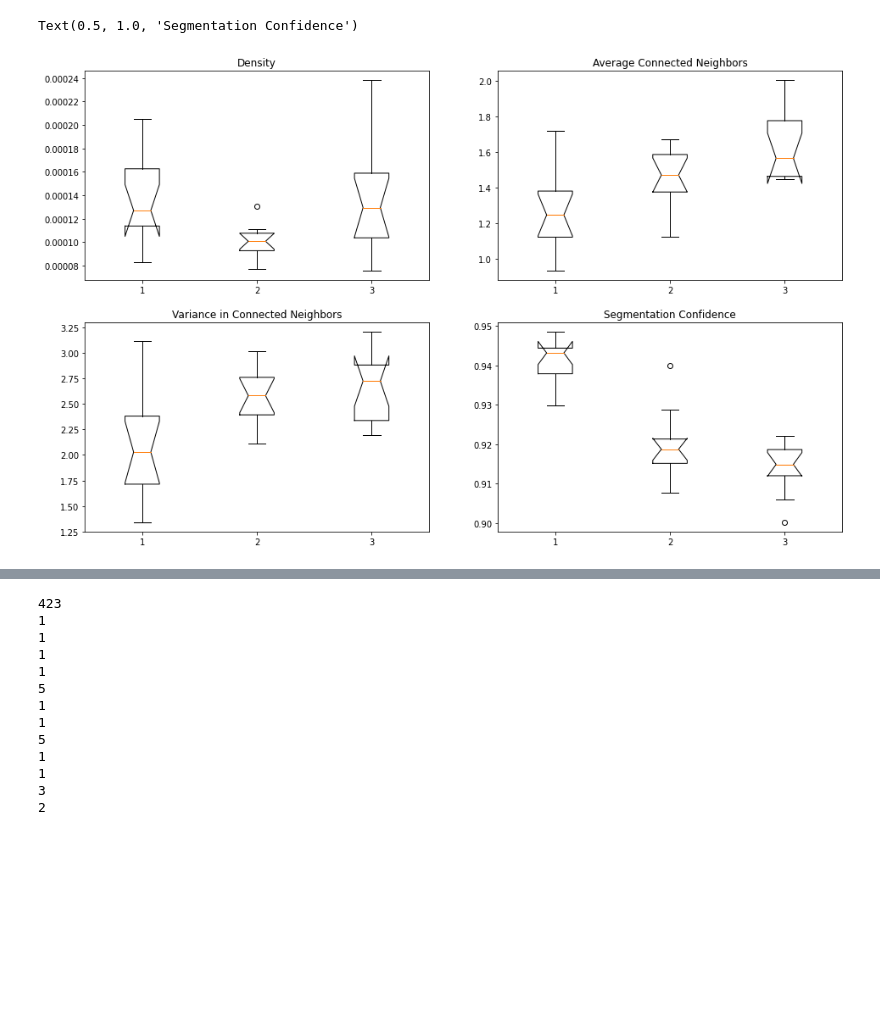
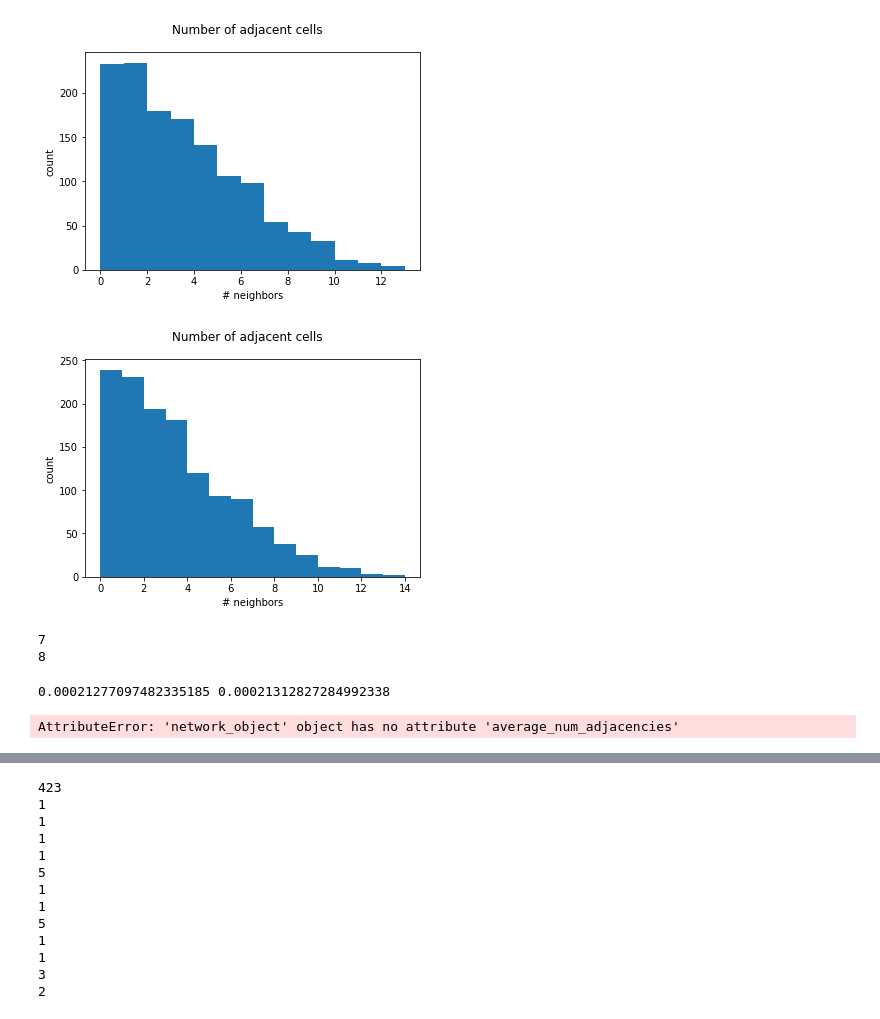
Before and after one commit to trevor-chan/research, a Jupyter notebook: morpho_scripts/NetworkAnalysis.ipynb, the cells around one changed output, grey strips where cells are left out. Drawn from its saved outputs; the diff is of its cells as text; code cells hidden in the pictures; blank space fills up the shorter version.

```diff
--- a/morpho_scripts/NetworkAnalysis.ipynb
+++ b/morpho_scripts/NetworkAnalysis.ipynb
@@ -73,7 +87,25 @@ network21 = networks.copy()
+# %%
+network21[0].plot_degree()
+network7[0].plot_degree()
+# %% [output]
+[figure, added]
+[figure, added]
+# %%
+a = nx.coloring.greedy_color(network7[11].graph, strategy=nx.coloring.strategy_largest_first)
+print(max(a.values()))
+b = nx.coloring.greedy_color(network21[11].graph, strategy=nx.coloring.strategy_largest_first)
+print(max(b.values()))
+# %% [output]
+7
+8
+# %%
+print(network21_4[0].density, network07_4[0].density)
+# %% [output]
+0.00021277097482335185 0.00021312827284992338
 # %%
 #Temporary plotting cell:
 
-big_list = [network7, network14, network21]
+big_list = [network7, network21]
 
 average_connect = [[network.average_num_adjacencies() for network in network_list] for network_list in big_list]
 
@@ -93,12 +125,11 @@ bp=ax3.boxplot(variance, notch = True)
 bp=ax4.boxplot(confidence, notch = True)
 
 ax1.set_title('Density')
-ax2.set_title('Average Connected Neighbors')
-ax3.set_title('Variance in Connected Neighbors')
+ax2.set_title('Mean Degree')
+ax3.set_title('Variance in Degree')
 ax4.set_title('Segmentation Confidence')
 # %% [output]
-Text(0.5, 1.0, 'Segmentation Confidence')
+AttributeError: 'network_object' object has no attribute 'average_num_adjacencies'
-[figure, removed]
 # %%
 #Class object for network:
 '''contains: the base image
```
Also changed, not shown: parts of 8 cells of this notebook.
